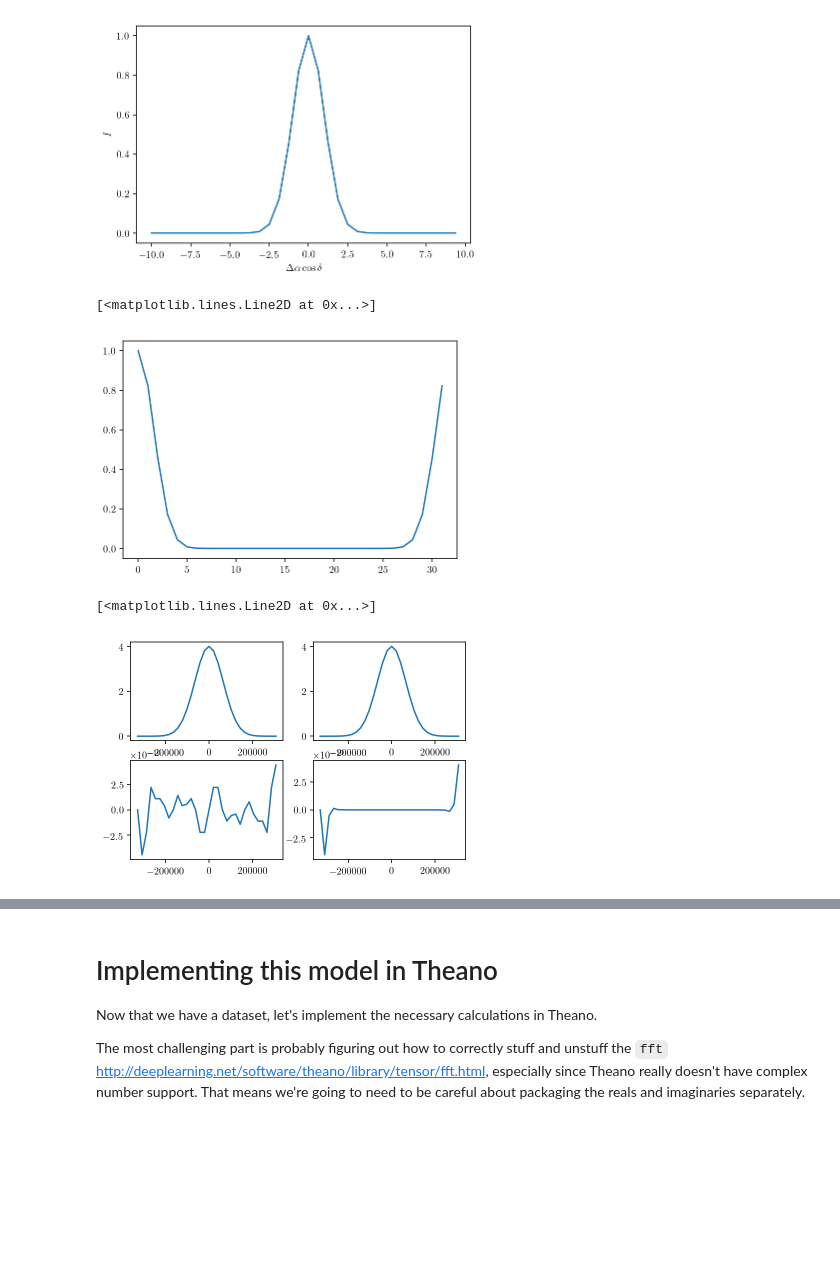
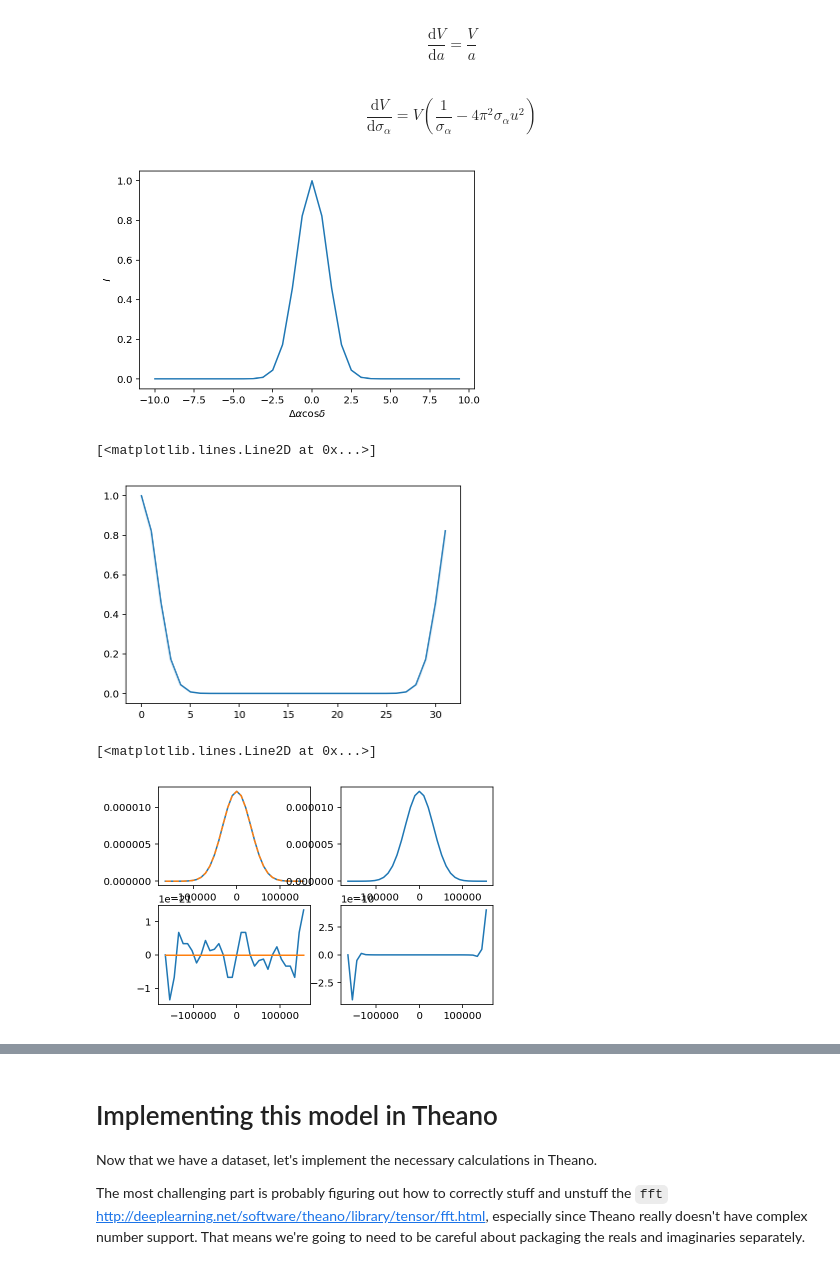
Before and after one commit to iancze/million-points-of-light, a Jupyter notebook: notebooks/Vis1DPyMC3.ipynb, the cells around one changed output, grey strips where cells are left out. Drawn from its saved outputs; the diff is of its cells as text; code cells hidden in the pictures; blank space fills up the shorter version.

```diff
--- a/notebooks/Vis1DPyMC3.ipynb
+++ b/notebooks/Vis1DPyMC3.ipynb
@@ -30,9 +30,21 @@ Let's implement this sky plane model in numpy first
 # %%
 def sky_plane(alpha, a=1, delta_alpha=0.0, sigma_alpha=1.0*arcsec):
     '''
+    alpha : coordinate in radians
     a : amplitude
     delta_alpha : offset (in radians)
     sigma_alpha : width (in radians)
     '''
 
     return a * np.exp(-(alpha - delta_alpha)**2/(2 * sigma_alpha**2))
+# %%
+def fourier_plane(u, a=1, delta_alpha=0.0, sigma_alpha=1.0*arcsec):
+    '''
+    u : lambda
+    a : amplitude
+    delta_alpha : offset (in radians)
+    sigma_alpha : width (in radians)
+    '''
+
+    return a * np.sqrt(2 * np.pi) * sigma_alpha * \
+        np.exp(-2 * np.pi**2 * sigma_alpha**2 * u**2 - 2 * np.pi * 1j * delta_alpha * u)
@@ -38,0 +67,4 @@ def sky_plane(alpha, a=1, delta_alpha=0.0, sigma_alpha=1.0*arcsec):
+# %% [markdown]
+$$
+\frac{\mathrm{d}V}{\mathrm{d}a} = \frac{V}{a}
+$$
@@ -38,0 +81,4 @@ def sky_plane(alpha, a=1, delta_alpha=0.0, sigma_alpha=1.0*arcsec):
+# %% [markdown]
+$$
+\frac{\mathrm{d}V}{\mathrm{d}\sigma_\alpha} = V \left ( \frac{1}{\sigma_\alpha} - 4 \pi^2 \sigma_\alpha u^2 \right)
+$$
@@ -71,26 +127,32 @@ plt.plot(ras/arcsec, ys)
 plt.xlabel(r"$\Delta \alpha \cos \delta$");
 plt.ylabel(r"$I$");
 # %% [output]
-[figure, old version]
+[figure, new version]
 # %%
 plt.plot(np.fft.fftshift(ys))
 # %% [output]
 [<matplotlib.lines.Line2D at 0x...>]
-[figure, old version]
+[figure, new version]
 # %%
-vis = np.fft.ifftshift(np.fft.fft(np.fft.fftshift(ys)))
-freqs = np.fft.ifftshift(np.fft.fftfreq(N_alpha, img_radius/(N_alpha)))
+dalpha = np.abs(ras[1] - ras[0])
+vis = dalpha * np.fft.ifftshift(np.fft.fft(np.fft.fftshift(ys))) #, norm="ortho"))
+freqs = np.fft.ifftshift(np.fft.fftfreq(N_alpha, 2 * img_radius/(N_alpha)))
 # %%
+fp = fourier_plane(freqs)
+
 fig, ax = plt.subplots(nrows=2, ncols=2)
 
 ax[0,0].plot(freqs, np.real(vis))
+ax[0,0].plot(freqs, np.real(fp), ls="--")
+
 ax[1,0].plot(freqs, np.imag(vis))
+ax[1,0].plot(freqs, np.imag(fp))
 
 ax[0,1].plot(freqs, np.abs(vis))
 ax[1,1].plot(freqs, 180 / np.pi * np.angle(vis))
 # %% [output]
 [<matplotlib.lines.Line2D at 0x...>]
-[figure, old version]
+[figure, new version]
 # %%
 noise = 0.1 # Jy
 # %%
```
Also changed, not shown: parts of 32 cells of this notebook.
